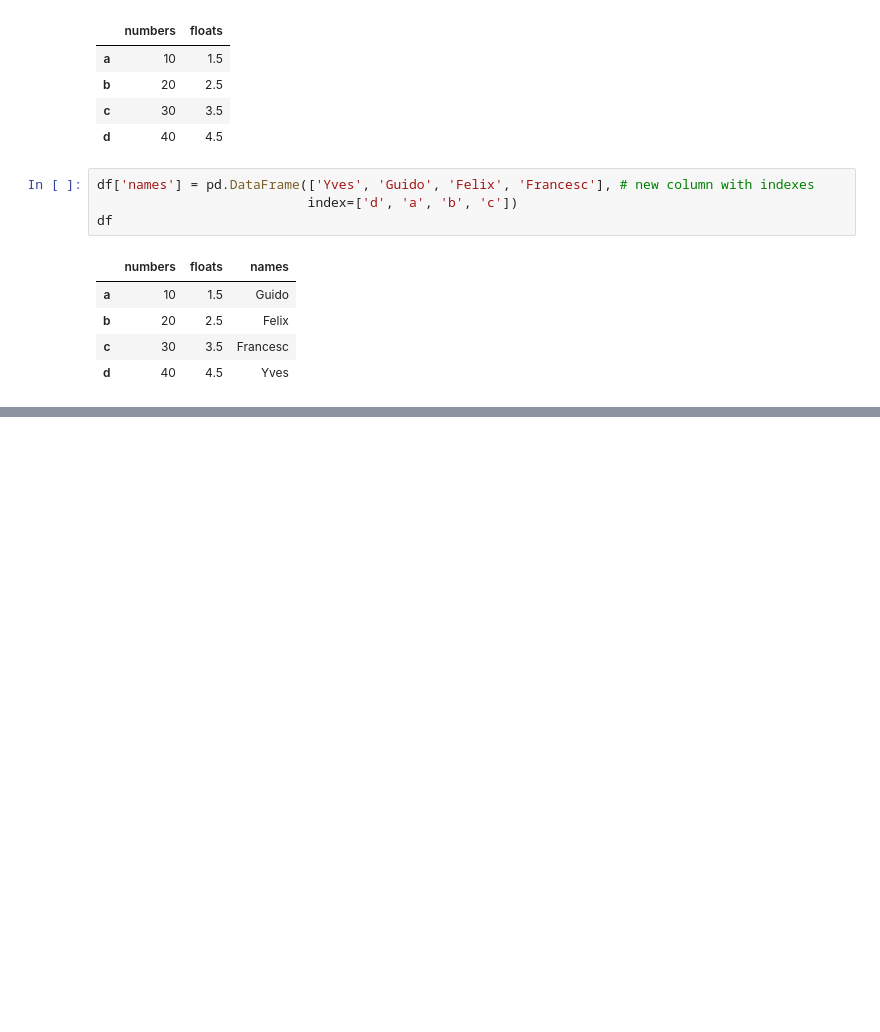
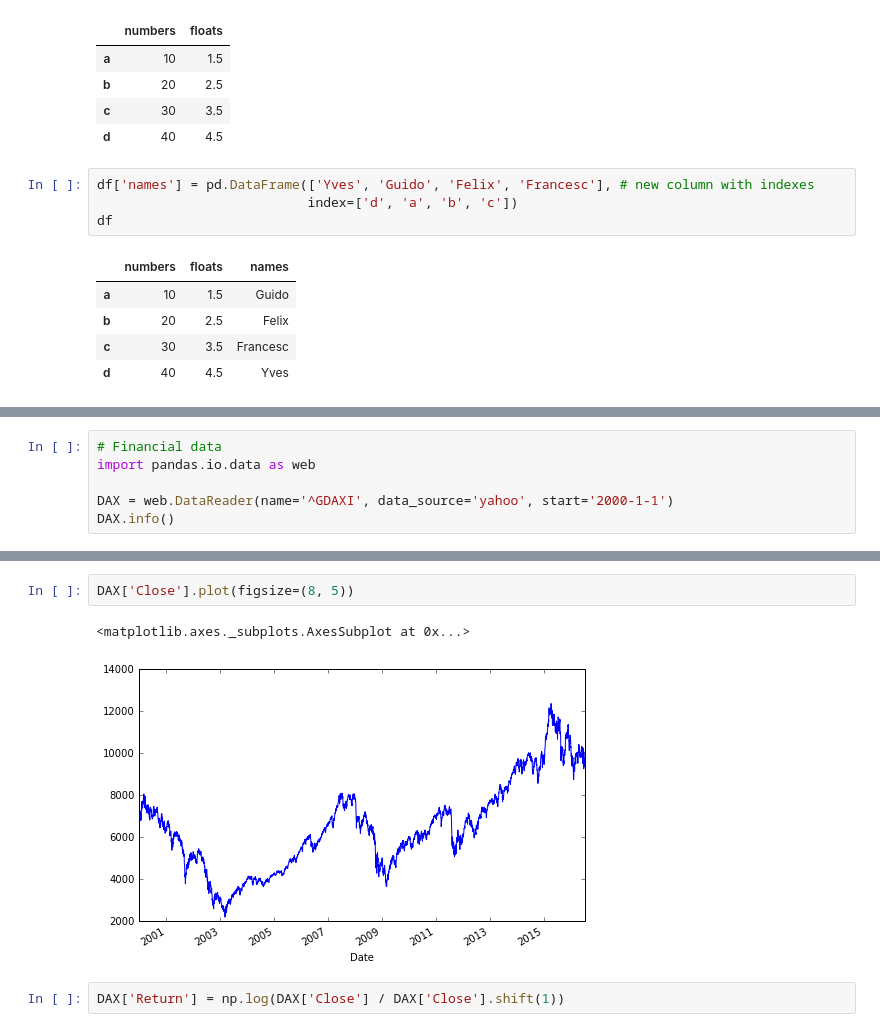
Before and after one commit to AlexPetit12/PythonForFinance, a Jupyter notebook: Chapter6_FinancialTimeSeries.ipynb, the cells around one changed output, grey strips where cells are left out. Cells and saved outputs as stored; diff of their text form; blank space fills up the shorter version.

```diff
--- a/Chapter6_FinancialTimeSeries.ipynb
+++ b/Chapter6_FinancialTimeSeries.ipynb
@@ -45,0 +264,6 @@ df
+# %%
+# Financial data
+import pandas.io.data as web
+
+DAX = web.DataReader(name='^GDAXI', data_source='yahoo', start='2000-1-1')
+DAX.info()
@@ -45,0 +293,7 @@ df
+# %%
+DAX['Close'].plot(figsize=(8, 5))
+# %% [output]
+<matplotlib.axes._subplots.AxesSubplot at 0x...>
+[figure, added]
+# %%
+DAX['Return'] = np.log(DAX['Close'] / DAX['Close'].shift(1))
```
Also changed, not shown: parts of 30 cells of this notebook.
